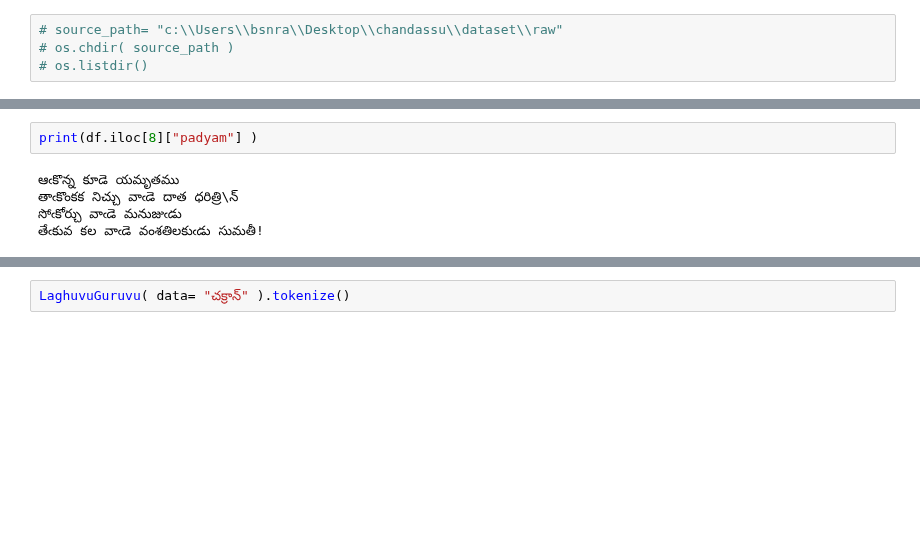
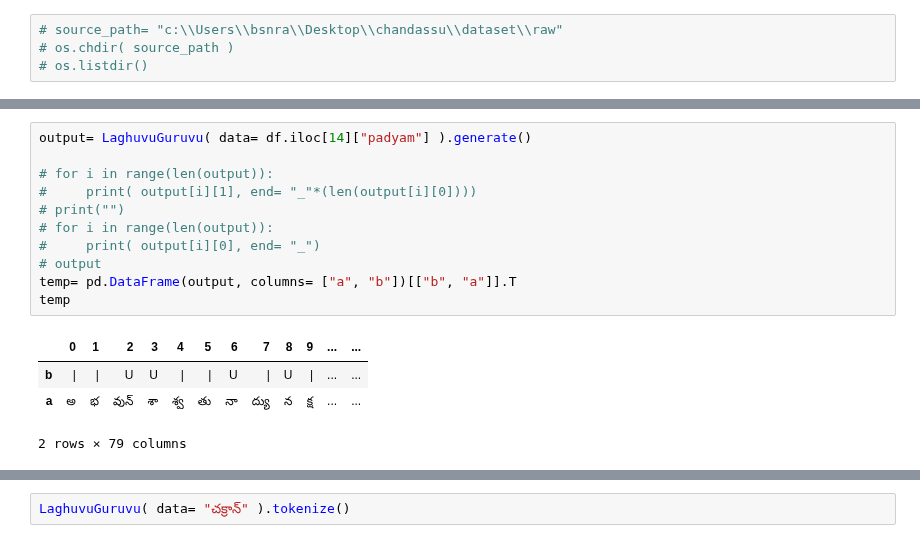
Before and after one commit to BodduSriPavan-111/chandassu, a Jupyter notebook: examples/example.ipynb, the cells around one changed output, grey strips where cells are left out. Drawn from its saved outputs; the diff is of its cells as text; blank space fills up the shorter version.

```diff
--- a/examples/example.ipynb
+++ b/examples/example.ipynb
@@ -65,8 +65,17 @@ df
 101 rows × 4 columns
 # %%
-print(df.iloc[8]["padyam"] )
+output= LaghuvuGuruvu( data= df.iloc[14]["padyam"] ).generate()
+
+# for i in range(len(output)):
+#     print( output[i][1], end= "_"*(len(output[i][0])))
+# print("")
+# for i in range(len(output)):
+#     print( output[i][0], end= "_")
+# output
+temp= pd.DataFrame(output, columns= ["a", "b"])[["b", "a"]].T
+temp
 # %% [output]
+|  | 0 | 1 | 2 | 3 | 4 | 5 | 6 | 7 | 8 | 9 | ... | ... |
+| b | | | | | U | U | | | | | U | | | U | | | ... | ... |
+| a | అ | భ | వున్ | శా | శ్వ | తు | నా | ద్యు | న | క్ష | ... | ... |
-ఆఁకొన్న కూడె యమృతము
-తాఁకొంకక నిచ్చు వాఁడె దాత ధరిత్రి\న్‌
-సోఁకోర్చు వాఁడె మనుజుఁడు
-తేఁకువ కల వాఁడె వంశతిలకుఁడు సుమతీ!
+2 rows × 79 columns
```
Also changed, not shown: parts of 13 cells of this notebook, 9 other files.
